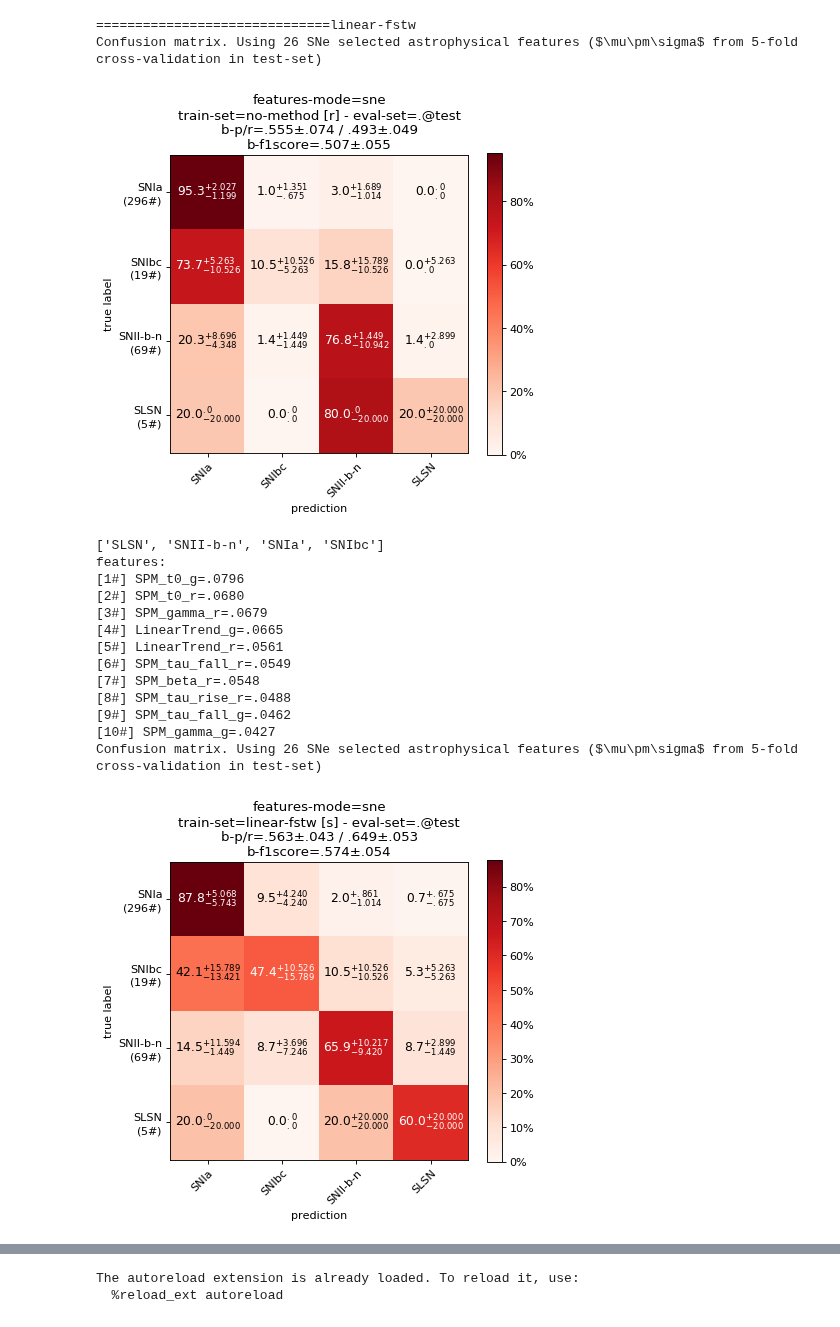
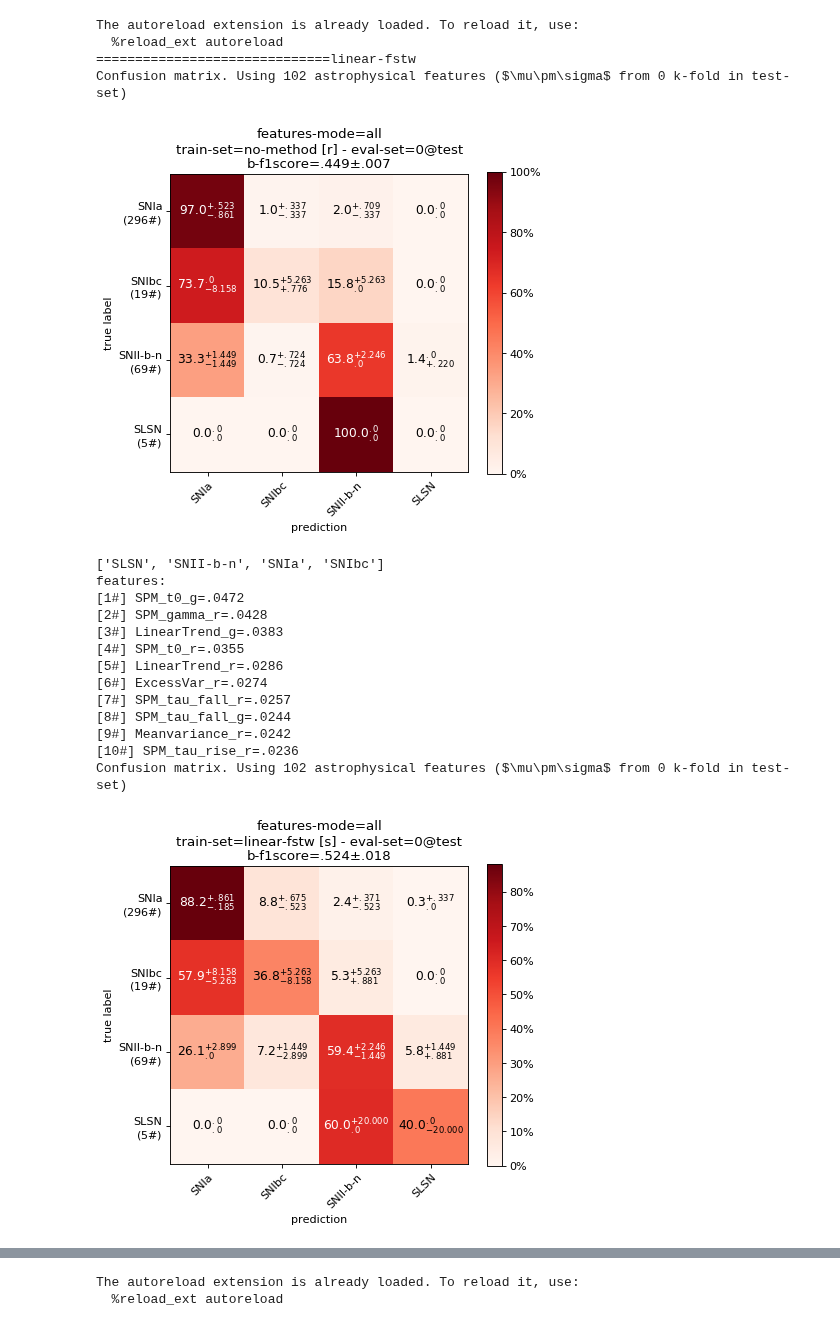
Before and after one commit to opimentel-github/astro-lightcurves-fats, a Jupyter notebook: experiments/metrics_results.ipynb, the cells around one changed output, grey strips where cells are left out. Saved outputs shown, nothing was run; the diff lists cells and outputs as text; code cells hidden in the pictures.

```diff
--- a/experiments/metrics_results.ipynb
+++ b/experiments/metrics_results.ipynb
@@ -25,7 +25,7 @@ def get_mode_text(mode, features):
     else:
         return f'Using {len(features)} astrophysical features'
 
-mode = 'sne' # sne all
+mode = 'all' # sne all
 methods = [
     'linear-fstw',
     'bspline-fstw',
@@ -36,7 +36,7 @@ methods = [
 ]
 #methods = ['spm-mcmc-estw']
 eval_lcset_name = 'test'
-kf = '.'
+kf = '0'
 
 for method in methods:
     print('='*30+method)
@@ -53,49 +53,51 @@ for method in methods:
 
         ### plot cm
         _title = 'no-method [r]' if train_config=='r' else f'{method} [{train_config}]'
         title = ''
         title += f'features-mode={mode}'+'\n'
         title += f'train-set={_title} - eval-set={kf}@{eval_lcset_name}'+'\n'
-        title += f'b-p/r={bprecision_xe} / {brecall_xe}'+'\n'
+        #title += f'b-p/r={bprecision_xe} / {brecall_xe}'+'\n'
         title += f'b-f1score={bf1score_xe}'+'\n'
         cm_kwargs = {
             'title':title[:-1],
             'figsize':(6,5),
             'new_order_classes':['SNIa', 'SNIbc', 'SNII-b-n', 'SLSN'],
         }
         fig, ax, cm_norm = plot_custom_confusion_matrix(cms, class_names, **cm_kwargs)
         #accu = XError(np.diagonal(cm_norm*100, axis1=1, axis2=2).flatten().tolist())
         #title += f'b-accu={accu}'+'\n'
         #ax.set_title(title[:-1])
         #print(files[0]()['features'])
         caption = ''
         caption += f'Confusion matrix.'
         caption += f' {get_mode_text(mode, features)} {get_kf_text(eval_lcset_name, kf)}'
         print(caption)
         plt.show()
         #assert 0
         print(class_names)
         print(files[0]()['rank'])
         df = files[0]()['wrongs_df']
         #display(df[df['_y']==0])
         #display(df[df['_y']==2])
 # %% [output]
+The autoreload extension is already loaded. To reload it, use:
+  %reload_ext autoreload
 ==============================linear-fstw
-Confusion matrix. Using 26 SNe selected astrophysical features ($\mu\pm\sigma$ from 5-fold cross-validation in test-set)
+Confusion matrix. Using 102 astrophysical features ($\mu\pm\sigma$ from 0 k-fold in test-set)
-[figure, old version]
+[figure, new version]
 ['SLSN', 'SNII-b-n', 'SNIa', 'SNIbc']
 features:
-[1#] SPM_t0_g=.0796
-[2#] SPM_t0_r=.0680
-[3#] SPM_gamma_r=.0679
-[4#] LinearTrend_g=.0665
-[5#] LinearTrend_r=.0561
-[6#] SPM_tau_fall_r=.0549
-[7#] SPM_beta_r=.0548
-[8#] SPM_tau_rise_r=.0488
-[9#] SPM_tau_fall_g=.0462
-[10#] SPM_gamma_g=.0427
-Confusion matrix. Using 26 SNe selected astrophysical features ($\mu\pm\sigma$ from 5-fold cross-validation in test-set)
+[1#] SPM_t0_g=.0472
+[2#] SPM_gamma_r=.0428
+[3#] LinearTrend_g=.0383
+[4#] SPM_t0_r=.0355
+[5#] LinearTrend_r=.0286
+[6#] ExcessVar_r=.0274
+[7#] SPM_tau_fall_r=.0257
+[8#] SPM_tau_fall_g=.0244
+[9#] Meanvariance_r=.0242
+[10#] SPM_tau_rise_r=.0236
+Confusion matrix. Using 102 astrophysical features ($\mu\pm\sigma$ from 0 k-fold in test-set)
-[figure, old version]
+[figure, new version]
 ['SLSN', 'SNII-b-n', 'SNIa', 'SNIbc']
 features:
```
Also changed, not shown: parts of 2 cells of this notebook.
